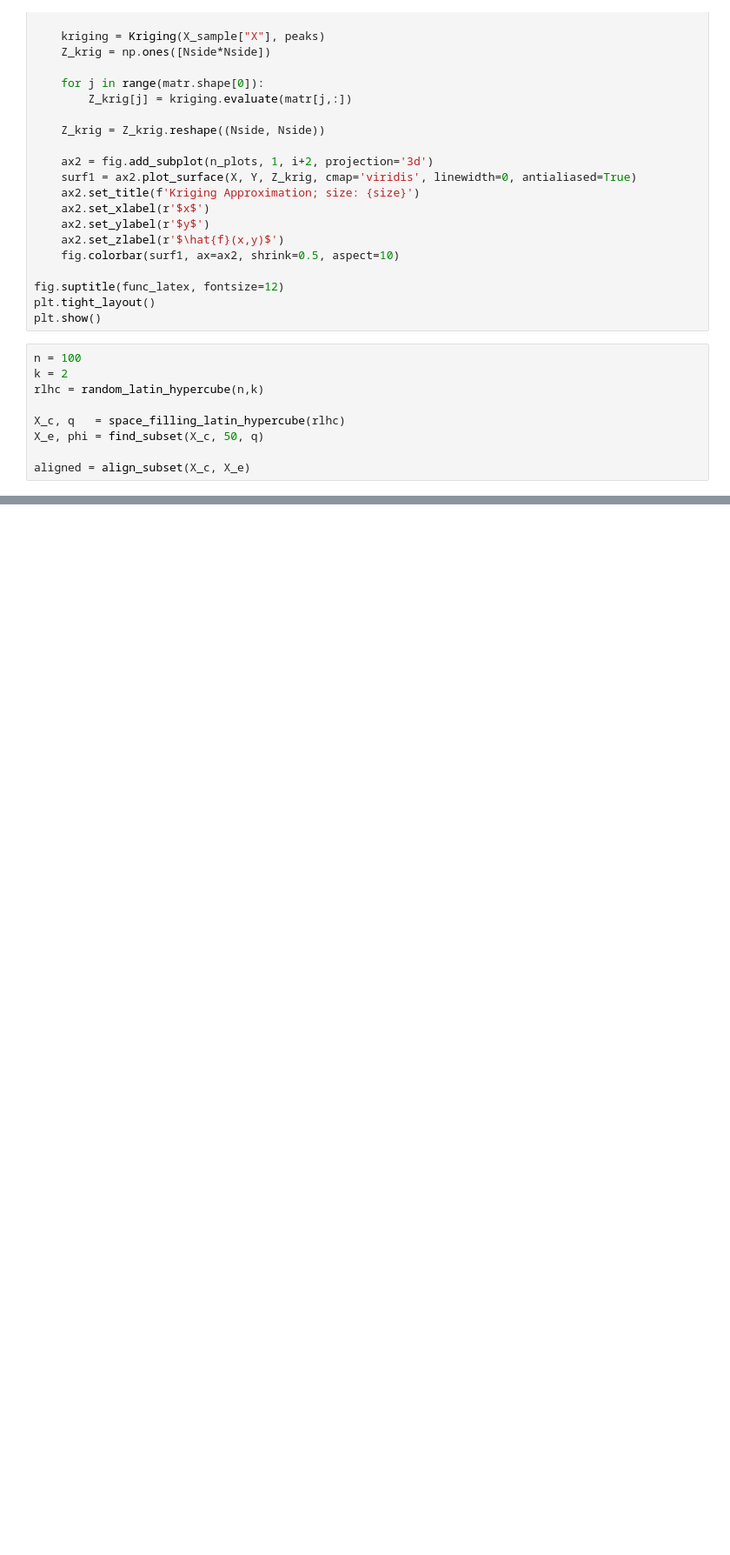
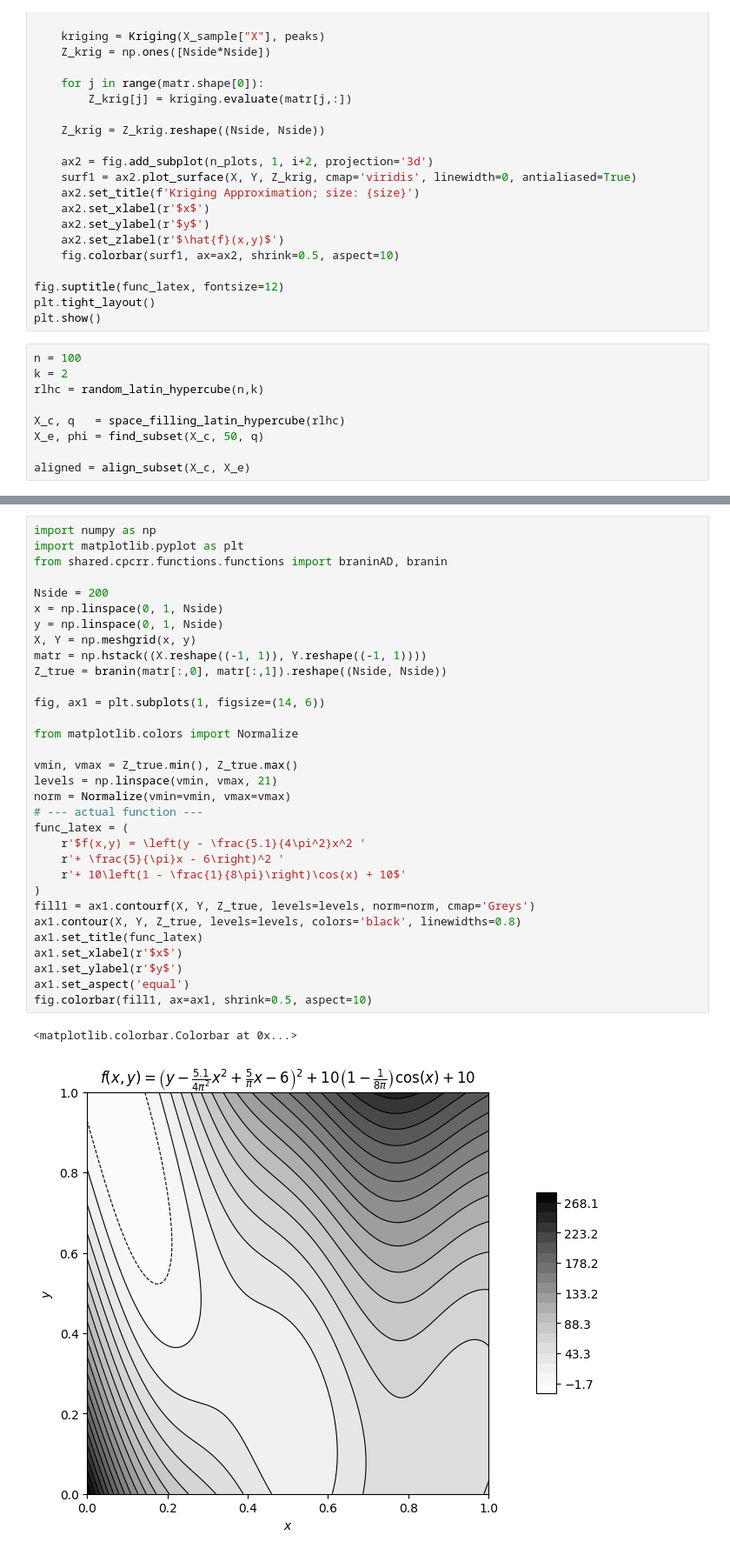
Before and after one commit to ijs32/rceu-2026, a Jupyter notebook: src/ian/surrogate-modeling/chapter-2/chapter_2.ipynb, the cells around one changed output, grey strips where cells are left out. Shown at 87% size. Cells and saved outputs as stored; diff of their text form; blank space fills up the shorter version.

```diff
--- a/src/ian/surrogate-modeling/chapter-2/chapter_2.ipynb
+++ b/src/ian/surrogate-modeling/chapter-2/chapter_2.ipynb
@@ -469,0 +489,35 @@ result   message: CONVERGENCE: NORM OF PROJECTED GRADIENT <= PGTOL
+# %%
+import numpy as np
+import matplotlib.pyplot as plt
+from shared.cpcrr.functions.functions import braninAD, branin
+
+Nside = 200
+x = np.linspace(0, 1, Nside)
+y = np.linspace(0, 1, Nside)
+X, Y = np.meshgrid(x, y)
+matr = np.hstack((X.reshape((-1, 1)), Y.reshape((-1, 1))))
+Z_true = branin(matr[:,0], matr[:,1]).reshape((Nside, Nside))
+
+fig, ax1 = plt.subplots(1, figsize=(14, 6))
+
+from matplotlib.colors import Normalize
+
+vmin, vmax = Z_true.min(), Z_true.max()
+levels = np.linspace(vmin, vmax, 21)
+norm = Normalize(vmin=vmin, vmax=vmax)
+# --- actual function ---
+func_latex = (
+    r'$f(x,y) = \left(y - \frac{5.1}{4\pi^2}x^2 '
+    r'+ \frac{5}{\pi}x - 6\right)^2 '
+    r'+ 10\left(1 - \frac{1}{8\pi}\right)\cos(x) + 10$'
+)
+fill1 = ax1.contourf(X, Y, Z_true, levels=levels, norm=norm, cmap='Greys')
+ax1.contour(X, Y, Z_true, levels=levels, colors='black', linewidths=0.8)
+ax1.set_title(func_latex)
+ax1.set_xlabel(r'$x$')
+ax1.set_ylabel(r'$y$')
+ax1.set_aspect('equal')
+fig.colorbar(fill1, ax=ax1, shrink=0.5, aspect=10)
+# %% [output]
+<matplotlib.colorbar.Colorbar at 0x...>
+[figure, added]
```
Also changed, not shown: parts of 4 cells of this notebook, 21 other files.
